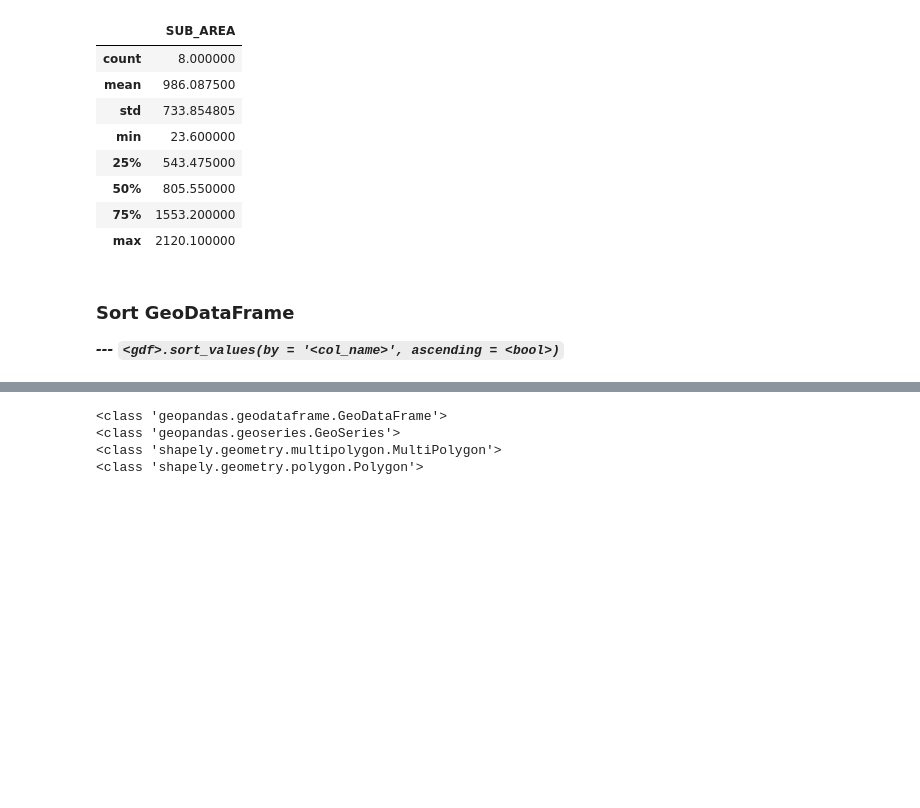
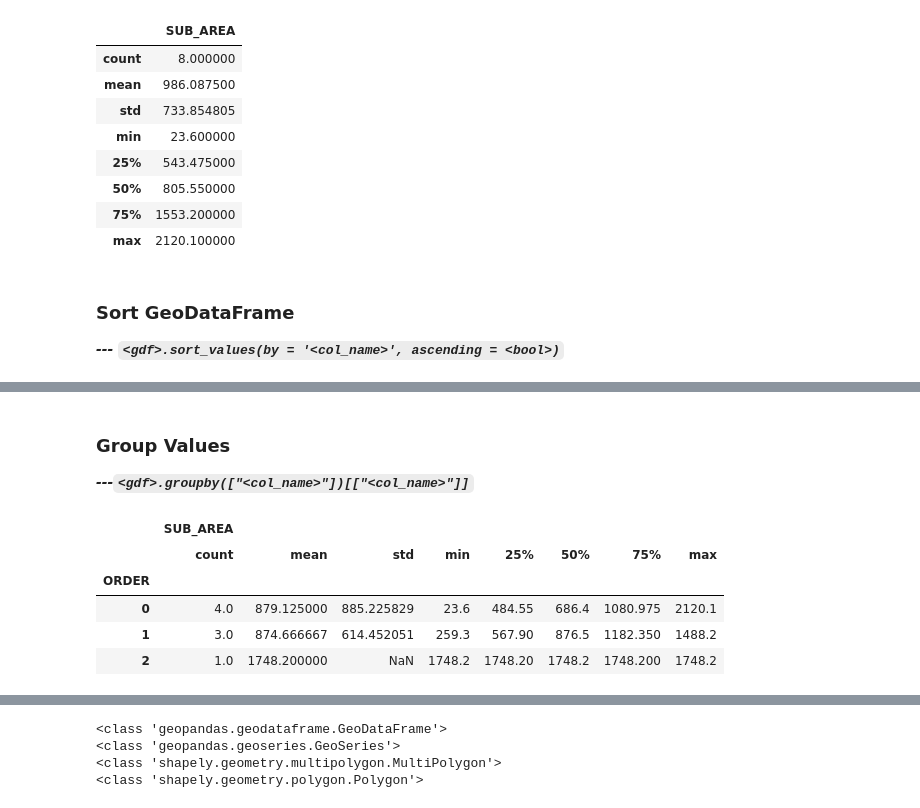
Before and after one commit to eo2cube/eo2cube_notebooks, a Jupyter notebook: get_started/intro_to_python/III_process_vector_data.ipynb, the cells around one changed output, grey strips where cells are left out. Saved outputs shown, nothing was run; the diff lists cells and outputs as text; code cells hidden in the pictures; blank space fills up the shorter version.

```diff
--- a/get_started/intro_to_python/III_process_vector_data.ipynb
+++ b/get_started/intro_to_python/III_process_vector_data.ipynb
@@ -204,0 +230,13 @@ basin[['SUB_AREA']].describe()
+# %% [markdown]
+### Group Values
+***---`<gdf>.groupby(["<col_name>"])[["<col_name>"]]`***
+# %%
+# Group "river basin area" by "river order"
+basin.groupby(["ORDER"])[["SUB_AREA"]].describe()
+# %% [output]
+|  | SUB_AREA |  |  |  |  |  |  |  |
+|  | count | mean | std | min | 25% | 50% | 75% | max |
+| ORDER |  |  |  |  |  |  |  |  |
+| 0 | 4.0 | 879.125000 | 885.225829 | 23.6 | 484.55 | 686.4 | 1080.975 | 2120.1 |
+| 1 | 3.0 | 874.666667 | 614.452051 | 259.3 | 567.90 | 876.5 | 1182.350 | 1488.2 |
+| 2 | 1.0 | 1748.200000 | NaN | 1748.2 | 1748.20 | 1748.2 | 1748.200 | 1748.2 |
```
Also changed, not shown: parts of 26 cells of this notebook.
